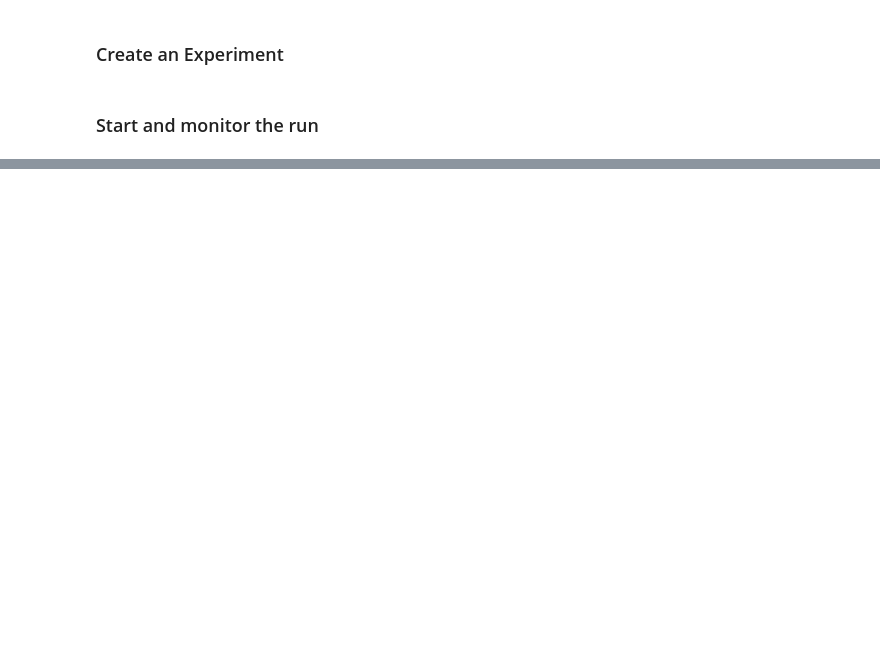
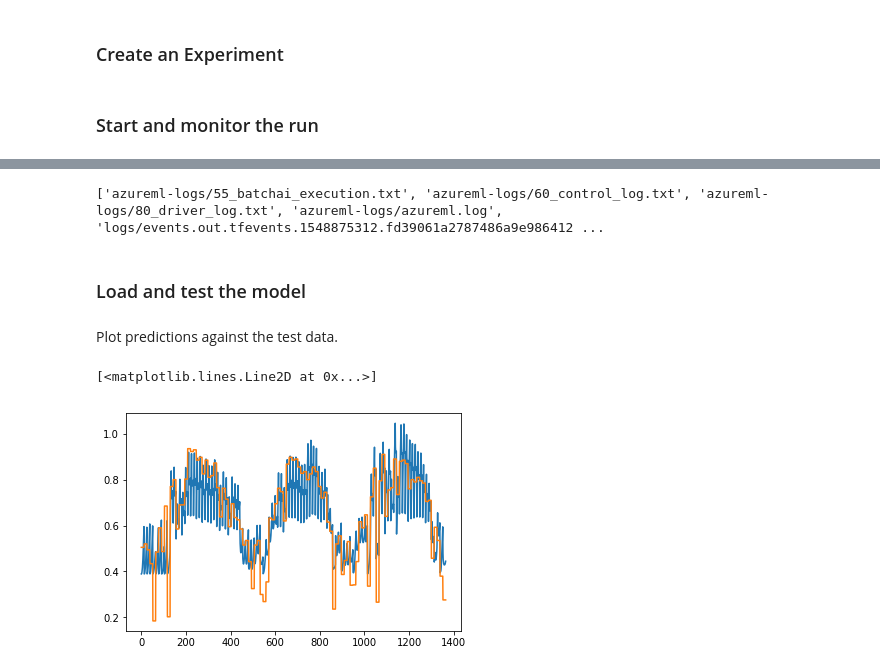
Before and after one commit to jakazmie/MTC_AzureAILabs, a Jupyter notebook: ML-DeepLearningOnAzure/04-Keras-Train-LSTM/keras-lstm.ipynb, the cells around one changed output, grey strips where cells are left out. Saved outputs shown, nothing was run; the diff lists cells and outputs as text; code cells hidden in the pictures; blank space fills up the shorter version.

Commit message:
Updated LSTM lab

```diff
--- a/ML-DeepLearningOnAzure/04-Keras-Train-LSTM/keras-lstm.ipynb
+++ b/ML-DeepLearningOnAzure/04-Keras-Train-LSTM/keras-lstm.ipynb
@@ -69,0 +155,8 @@ The network model is an exact translation of the network diagram above.
+# %%
+# Generate training and validation sequences
+# We keep up to 14 readings from a day
+TIMESTEPS = 14
+# 20000 is the maximum total output in our dataset. We normalize all values with this so our inputs are between 0.0 and 1.0 range
+NORMALIZE = 20000
+filepath = 'data/solar.csv'
+X, Y = generate_solar_data(filepath, TIMESTEPS, normalize=NORMALIZE)
@@ -337,0 +409,25 @@ RunDetails(run).show()
+# %%
+print(run.get_file_names())
+# %% [output]
+['azureml-logs/55_batchai_execution.txt', 'azureml-logs/60_control_log.txt', 'azureml-logs/80_driver_log.txt', 'azureml-logs/azureml.log', 'logs/events.out.tfevents.1548875312.fd39061a2787486a9e986412 ...
+# %%
+model_path = '/tmp/lstm-model.h5'
+run.download_file('outputs/lstm-model.h5', model_path)
+# %% [markdown]
+### Load and test the model
+# %%
+from tensorflow.python.keras.models import load_model
+
+lstm_model = load_model(model_path)
+result = lstm_model.predict(X['test'])
+# %% [markdown]
+Plot predictions against the test data.
+# %%
+from matplotlib import pyplot as plt
+%matplotlib inline
+
+plt.plot(result)
+plt.plot(Y['test'])
+# %% [output]
+[<matplotlib.lines.Line2D at 0x...>]
+[figure, added]
```
Also changed, not shown: parts of 25 cells of this notebook.
